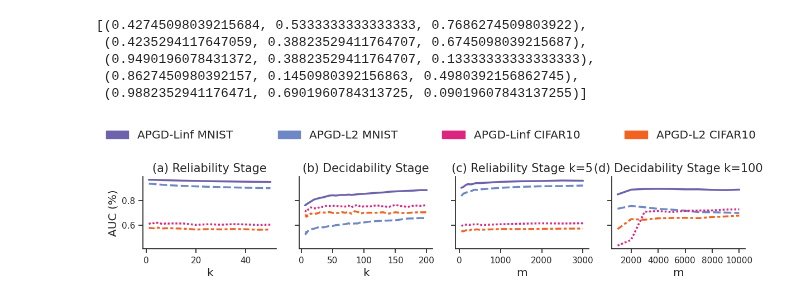
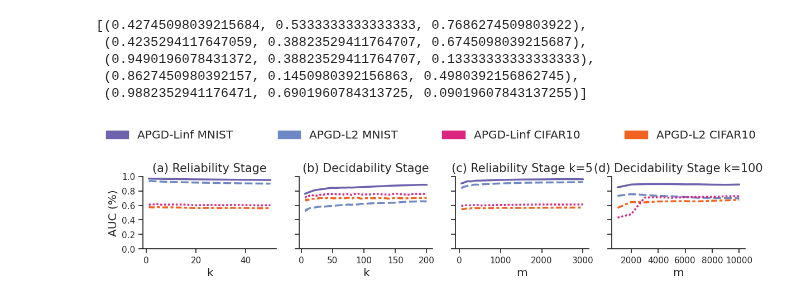
Before and after one commit to changx03/baard, a Jupyter notebook: plots/figure_parameter.ipynb, the cells around one changed output. Drawn from its saved outputs; the diff is of its cells as text; code cells hidden in the pictures.

Commit message:
update plot and whitebox

```diff
--- a/plots/figure_parameter.ipynb
+++ b/plots/figure_parameter.ipynb
@@ -349,31 +349,32 @@ df4['m'] = (df4['Scale'] * 100).round()
 sn.lineplot(data=df1, x='k', y='auc', hue='Data', style='Data', ax=axs[0], linewidth=2.5, style_order=style_order)
 sn.lineplot(data=df2, x='k', y='auc', hue='Data', style='Data', ax=axs[1], linewidth=2.5, style_order=style_order)
 sn.lineplot(data=df3, x='m', y='auc', hue='Data', style='Data', ax=axs[2], linewidth=2.5, style_order=style_order)
 sn.lineplot(data=df4, x='m', y='auc', hue='Data', style='Data', ax=axs[3], linewidth=2.5, style_order=style_order)
 sn.despine(bottom=False, left=False)
 
 titles = [
     '(a) Reliability Stage',
     '(b) Decidability Stage',
     '(c) Reliability Stage k=5',
     '(d) Decidability Stage k=100',
 ]
 y_labels = [
     'k', 'k', 'm', 'm'
 ]
 handles, labels = axs[-1].get_legend_handles_labels()
 handles = [patches.Patch(color=c) for c in ibm_color_palette[:4]]
 handles = [handles[1], handles[0], handles[3], handles[2]]
 labels = [labels[1], labels[0], labels[3], labels[2]]
 fig.legend(handles=handles, labels=labels, loc='lower left',
            bbox_to_anchor=(0, 1, 1, 0), mode="expand", ncol=4, fontsize=FONTSIZE
            ).get_frame().set_linewidth(0)
 axs[0].set_ylabel('AUC (%)', fontsize=FONTSIZE)
+plt.yticks(np.linspace(0, 1, 6))
 for i, title in enumerate(titles):
     axs[i].set_title(title, fontsize=FONTSIZE + 0.5)
     axs[i].get_legend().remove()
     axs[i].set_xlabel(y_labels[i], fontsize=FONTSIZE)
 plt.tight_layout()
 plt.savefig('param_tuning.pdf', dpi=300, bbox_inches='tight')
 # %% [output]
-[figure, old version]
+[figure, new version]
```
Also changed, not shown: 10 other files.
